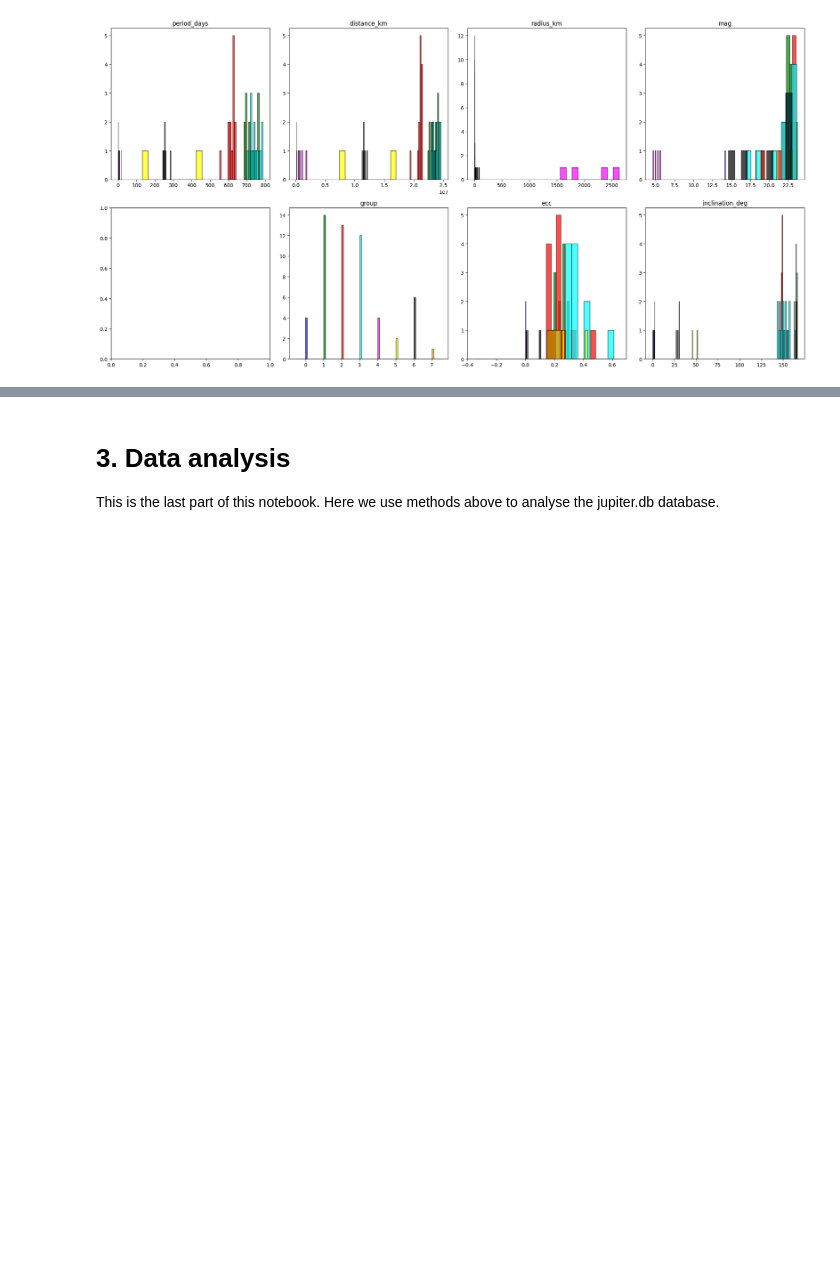
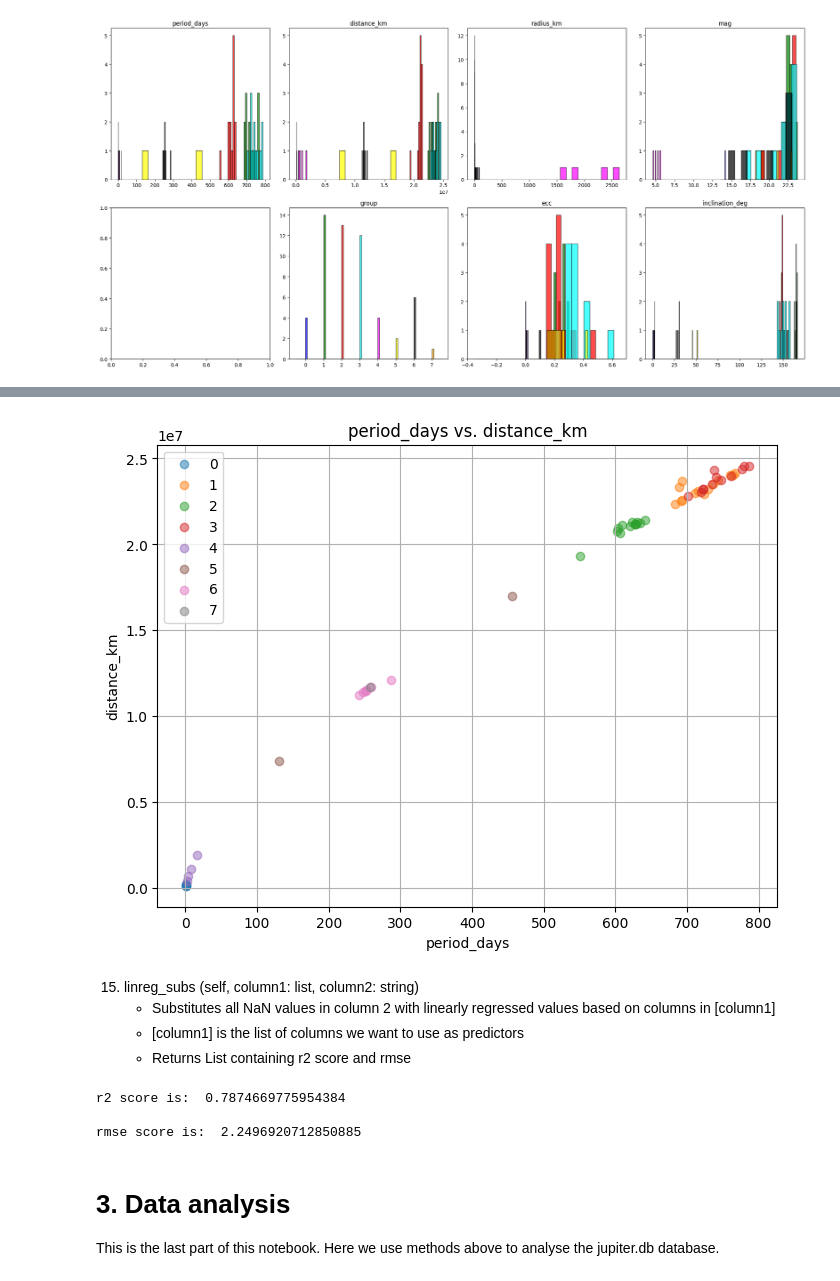
Before and after one commit to lt22412/jupiters_moons_project, a Jupyter notebook: jupiter_analysis.ipynb, the cells around one changed output, grey strips where cells are left out. Drawn from its saved outputs; the diff is of its cells as text; code cells hidden in the pictures; blank space fills up the shorter version.

```diff
--- a/jupiter_analysis.ipynb
+++ b/jupiter_analysis.ipynb
@@ -263,3 +276,22 @@ moons.feature_histograms_by_groups()
+# %%
+moons.plot_columns('period_days', 'distance_km', use_group=True)
+# %% [output]
+[figure, added]
+# %% [markdown]
+15. linreg_subs (self, column1: list, column2: string)
+    - Substitutes all NaN values in column 2 with linearly regressed values based on columns in [column1]
+    - [column1] is the list of columns we want to use as predictors
+    - Returns List containing r2 score and rmse
+# %%
+
+acc=moons.linreg_subs(['radius_km'],'mag')
+
+print('r2 score is: ', acc[0])
+print('\nrmse score is: ', acc[1])
+# %% [output]
+r2 score is:  0.7874669775954384
+
+rmse score is:  2.2496920712850885
 # %% [markdown]
 # 3. Data analysis
 This is the last part of this notebook. Here we use methods above to analyse the jupiter.db database.
```
Also changed, not shown: parts of 28 cells of this notebook, 1 other file.
